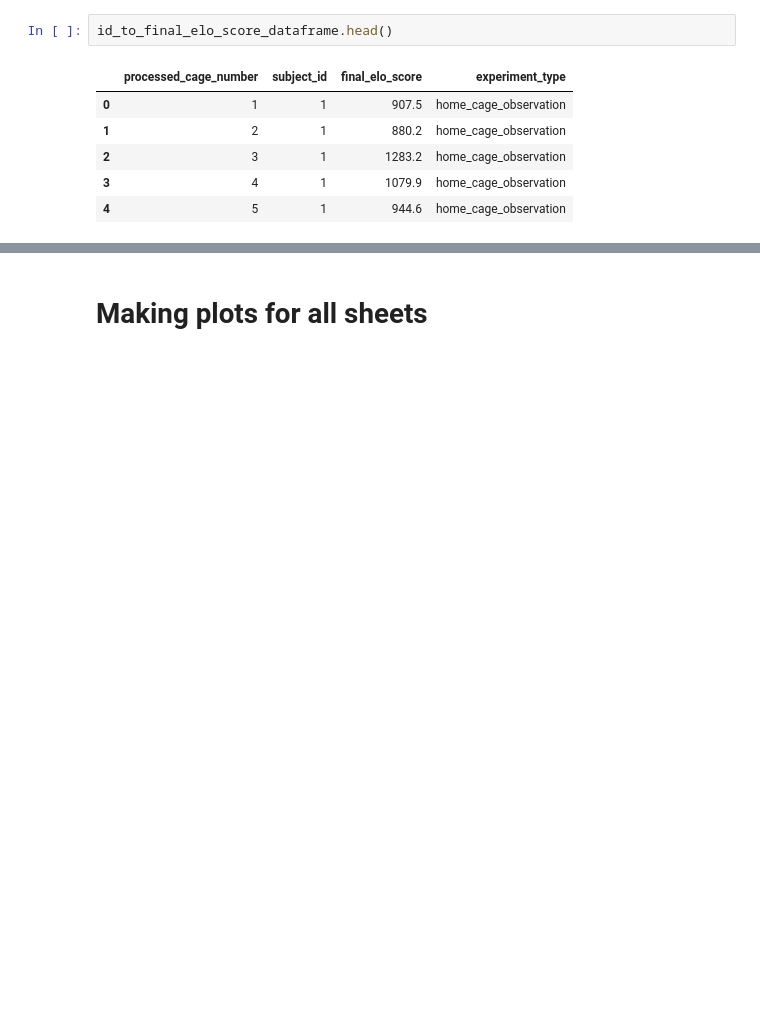
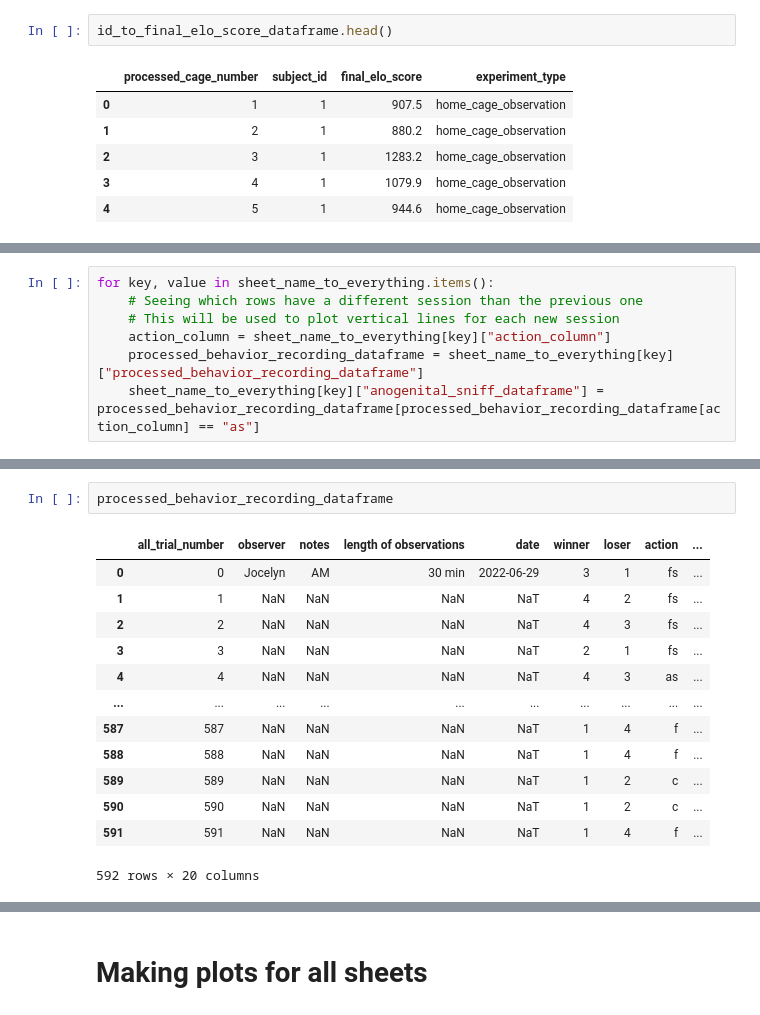
Before and after one commit to padillacoreanolab/behavioral_dataframe_processing, a Jupyter notebook: results/2022_08_31_sniffing_processing/pilot_2_home_cage_processing.ipynb, the cells around one changed output, grey strips where cells are left out. Drawn from its saved outputs; the diff is of its cells as text; blank space fills up the shorter version.

```diff
--- a/results/2022_08_31_sniffing_processing/pilot_2_home_cage_processing.ipynb
+++ b/results/2022_08_31_sniffing_processing/pilot_2_home_cage_processing.ipynb
@@ -1077,0 +935,7 @@ id_to_final_elo_score_dataframe.head()
+# %%
+for key, value in sheet_name_to_everything.items():
+    # Seeing which rows have a different session than the previous one
+    # This will be used to plot vertical lines for each new session
+    action_column = sheet_name_to_everything[key]["action_column"]
+    processed_behavior_recording_dataframe = sheet_name_to_everything[key]["processed_behavior_recording_dataframe"]
+    sheet_name_to_everything[key]["anogenital_sniff_dataframe"] = processed_behavior_recording_dataframe[processed_behavior_recording_dataframe[action_column] == "as"]
@@ -1077,0 +956,16 @@ id_to_final_elo_score_dataframe.head()
+# %%
+processed_behavior_recording_dataframe
+# %% [output]
+|  | all_trial_number | observer | notes | length of observations | date | winner | loser | action | ... |
+| 0 | 0 | Jocelyn | AM | 30 min | 2022-06-29 | 3 | 1 | fs | ... |
+| 1 | 1 | NaN | NaN | NaN | NaT | 4 | 2 | fs | ... |
+| 2 | 2 | NaN | NaN | NaN | NaT | 4 | 3 | fs | ... |
+| 3 | 3 | NaN | NaN | NaN | NaT | 2 | 1 | fs | ... |
+| 4 | 4 | NaN | NaN | NaN | NaT | 4 | 3 | as | ... |
+| ... | ... | ... | ... | ... | ... | ... | ... | ... | ... |
+| 587 | 587 | NaN | NaN | NaN | NaT | 1 | 4 | f | ... |
+| 588 | 588 | NaN | NaN | NaN | NaT | 1 | 4 | f | ... |
+| 589 | 589 | NaN | NaN | NaN | NaT | 1 | 2 | c | ... |
+| 590 | 590 | NaN | NaN | NaN | NaT | 1 | 2 | c | ... |
+| 591 | 591 | NaN | NaN | NaN | NaT | 1 | 4 | f | ... |
+592 rows × 20 columns
```
Also changed, not shown: parts of 89 cells of this notebook.
